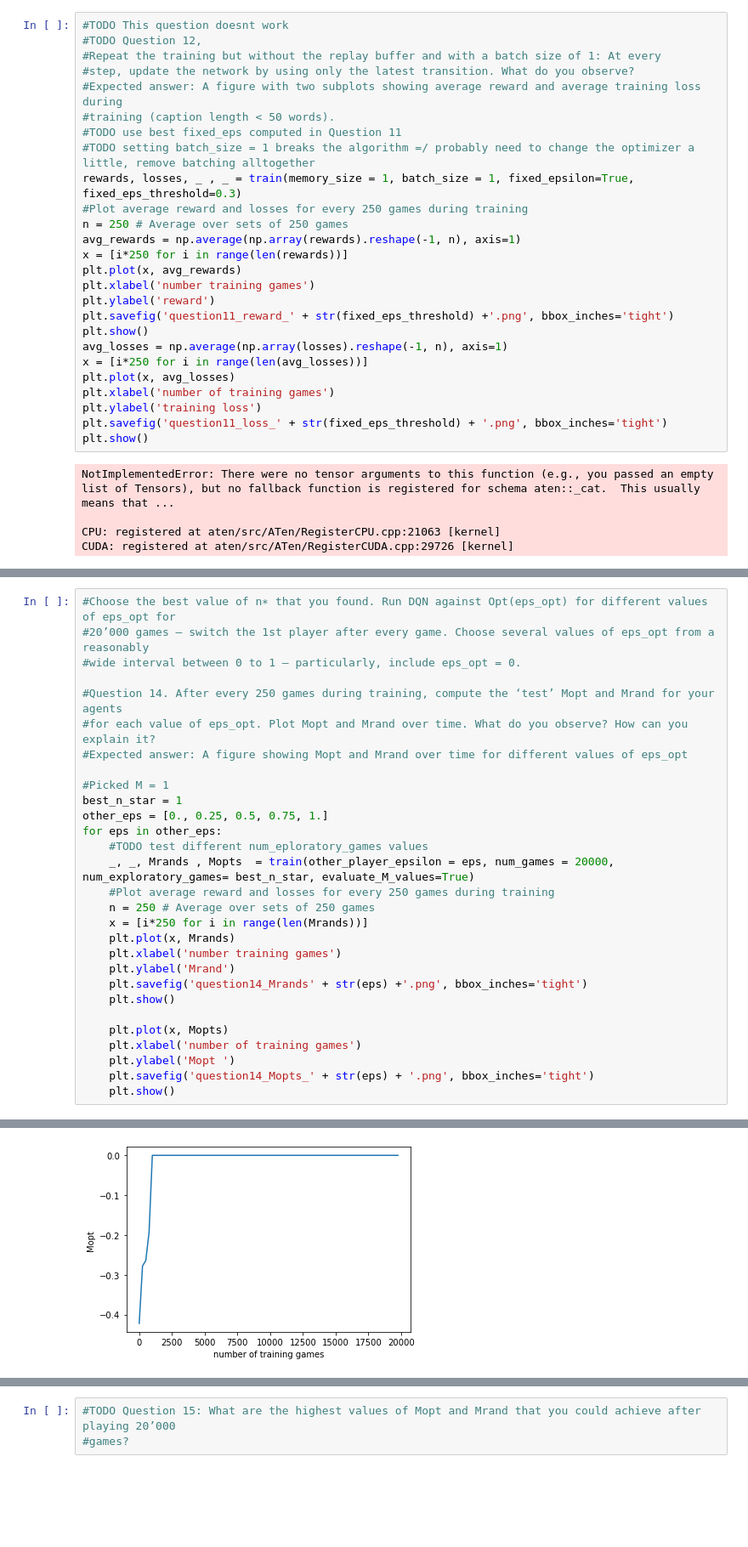
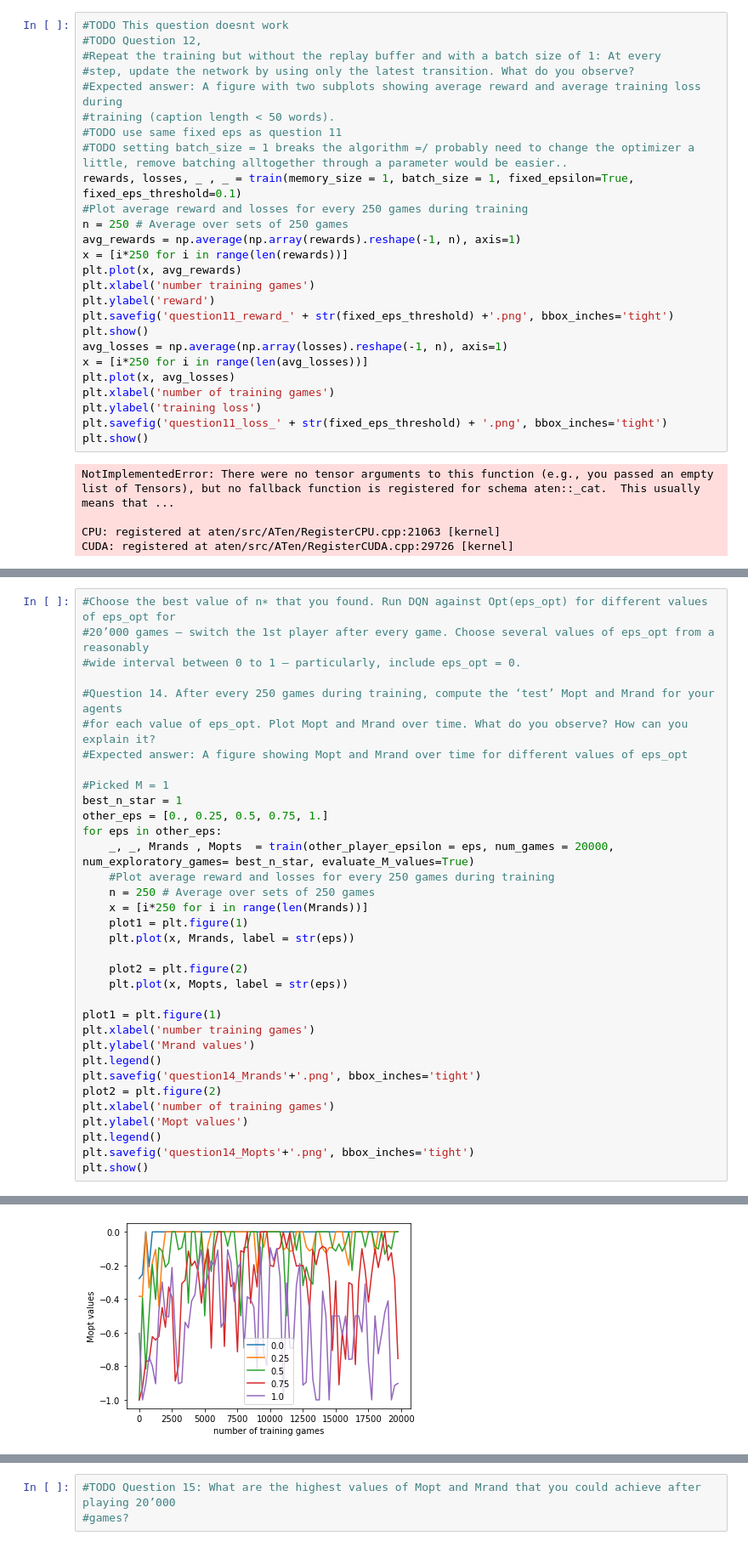
Before and after one commit to Gianniii/CS-456-Artificial-Neural-Network-Miniproject, a Jupyter notebook: tic_tac_toe.ipynb, the cells around one changed output, grey strips where cells are left out. Shown at 85% size. Cells and saved outputs as stored; diff of their text form; blank space fills up the shorter version.

Commit message:
DQN, changed plot format

```diff
--- a/tic_tac_toe.ipynb
+++ b/tic_tac_toe.ipynb
@@ -743,9 +747,9 @@ Complete
 #step, update the network by using only the latest transition. What do you observe?
 #Expected answer: A figure with two subplots showing average reward and average training loss during
 #training (caption length < 50 words).
-#TODO use best fixed_eps computed in Question 11
-#TODO setting batch_size = 1 breaks the algorithm =/ probably need to change the optimizer a little, remove batching alltogether
-rewards, losses, _ , _ = train(memory_size = 1, batch_size = 1, fixed_epsilon=True, fixed_eps_threshold=0.3)
+#TODO use same fixed eps as question 11
+#TODO setting batch_size = 1 breaks the algorithm =/ probably need to change the optimizer a little, remove batching alltogether through a parameter would be easier..
+rewards, losses, _ , _ = train(memory_size = 1, batch_size = 1, fixed_epsilon=True, fixed_eps_threshold=0.1)
 #Plot average reward and losses for every 250 games during training
 n = 250 # Average over sets of 250 games
 avg_rewards = np.average(np.array(rewards).reshape(-1, n), axis=1)
@@ -841,20 +851,25 @@ Complete
 best_n_star = 1
 other_eps = [0., 0.25, 0.5, 0.75, 1.]
 for eps in other_eps:
-    #TODO test different num_eploratory_games values
     _, _, Mrands , Mopts  = train(other_player_epsilon = eps, num_games = 20000, num_exploratory_games= best_n_star, evaluate_M_values=True)
     #Plot average reward and losses for every 250 games during training
     n = 250 # Average over sets of 250 games
     x = [i*250 for i in range(len(Mrands))]
-    plt.plot(x, Mrands)
-    plt.xlabel('number training games')
-    plt.ylabel('Mrand')
-    plt.savefig('question14_Mrands' + str(eps) +'.png', bbox_inches='tight')
-    plt.show()
+    plot1 = plt.figure(1)
+    plt.plot(x, Mrands, label = str(eps))
 
-    plt.plot(x, Mopts)
-    plt.xlabel('number of training games')
-    plt.ylabel('Mopt ')
-    plt.savefig('question14_Mopts_' + str(eps) + '.png', bbox_inches='tight')
-    plt.show()
+    plot2 = plt.figure(2)
+    plt.plot(x, Mopts, label = str(eps))
+
+plot1 = plt.figure(1)
+plt.xlabel('number training games')
+plt.ylabel('Mrand values')
+plt.legend()
+plt.savefig('question14_Mrands'+'.png', bbox_inches='tight')
+plot2 = plt.figure(2)
+plt.xlabel('number of training games')
+plt.ylabel('Mopt values')
+plt.legend()
+plt.savefig('question14_Mopts'+'.png', bbox_inches='tight')
+plt.show()
 # %% [output]
@@ -867 +894 @@ Complete
-[figure, old version]
+[figure, new version]
```
Also changed, not shown: parts of 16 cells of this notebook, 38 other files.
